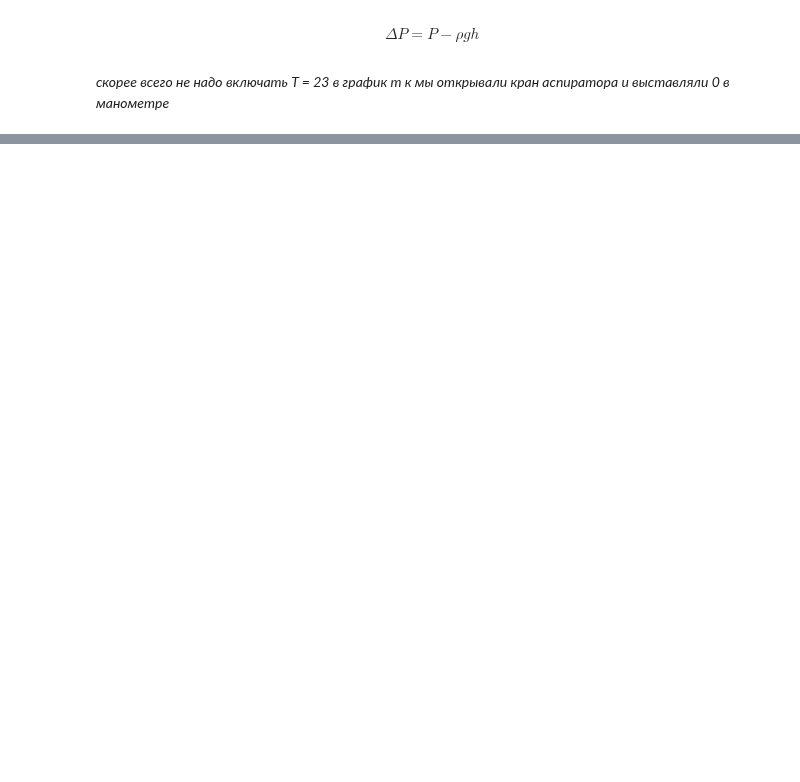
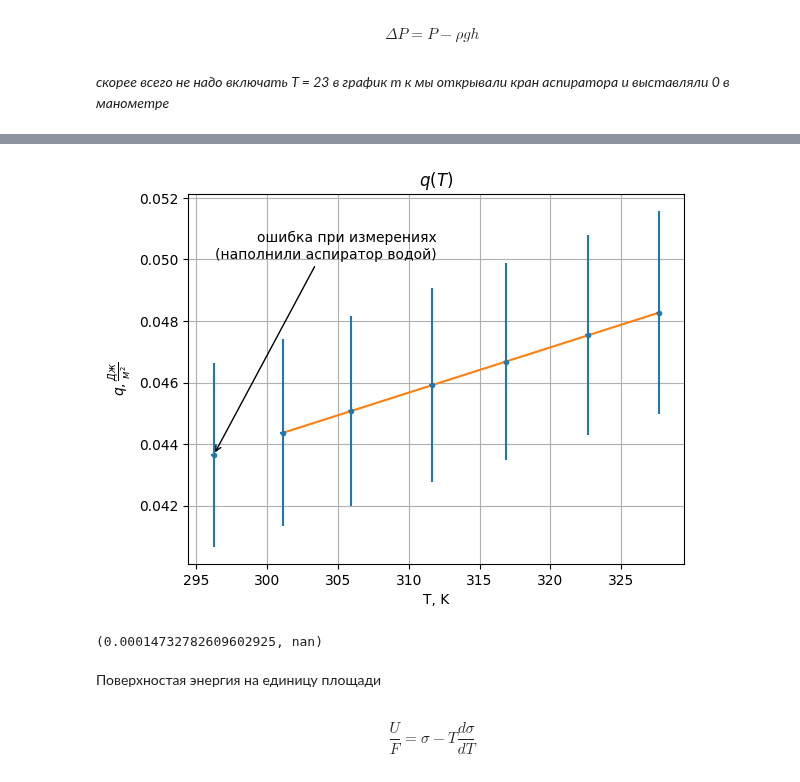
Before and after one commit to UjeNeTORT/labs, a Jupyter notebook: sem_2/2.5.1/laba.ipynb, the cells around one changed output, grey strips where cells are left out. Cells and saved outputs as stored; diff of their text form; code cells hidden in the pictures; blank space fills up the shorter version.

```diff
--- a/sem_2/2.5.1/laba.ipynb
+++ b/sem_2/2.5.1/laba.ipynb
@@ -120,0 +172,3 @@ plt.show()
+# %%
+dsigmadt = k
+dsigmadt_err = kerr
@@ -120,0 +177,6 @@ plt.show()
+# %%
+qs = [-T * dsigmadt for T in Ts]
+
+q_errors = [np.sqrt((Ts_error[i] * dsigmadt)**2 + (dsigmadt_err * Ts[i])**2) for i in range(len(Ts))]
+eps_q = [q_errors[i] / qs[i] * 100 for i in range(len(qs))]
+eps_q
@@ -120,0 +191,25 @@ plt.show()
+# %%
+plt.title ('$q(T)$')
+plt.xlabel ('T, K')
+plt.ylabel ('$q, \\frac{Дж}{м^2}$')
+
+plt.errorbar(x = Ts, y = qs, xerr = Ts_error, yerr = q_errors, marker='.', ls = "None")
+plt.annotate('ошибка при измерениях\n(наполнили аспиратор водой)',
+            xy=(Ts[0], qs[0]),
+            xytext=(0.50, 0.9), textcoords='axes fraction',
+            arrowprops=dict(arrowstyle="->", facecolor='black'),
+            horizontalalignment='right', verticalalignment='top')
+
+k, b, kerr, berr = LeastSquares (Ts[1:], qs[1:])
+x = np.array([min(Ts[1:]), max(Ts[1:])])
+plt.plot(x, k * x + b)
+plt.grid(visible=True)
+plt.show()
+k, kerr
+# %% [output]
+[figure, added]
+(0.00014732782609602925, nan)
+# %% [markdown]
+Поверхностая энергия на единицу площади
+# %% [markdown]
+$$\frac{U}{F} = \sigma - T \frac{d\sigma}{dT}$$
```
Also changed, not shown: parts of 19 cells of this notebook, 1 other file.
